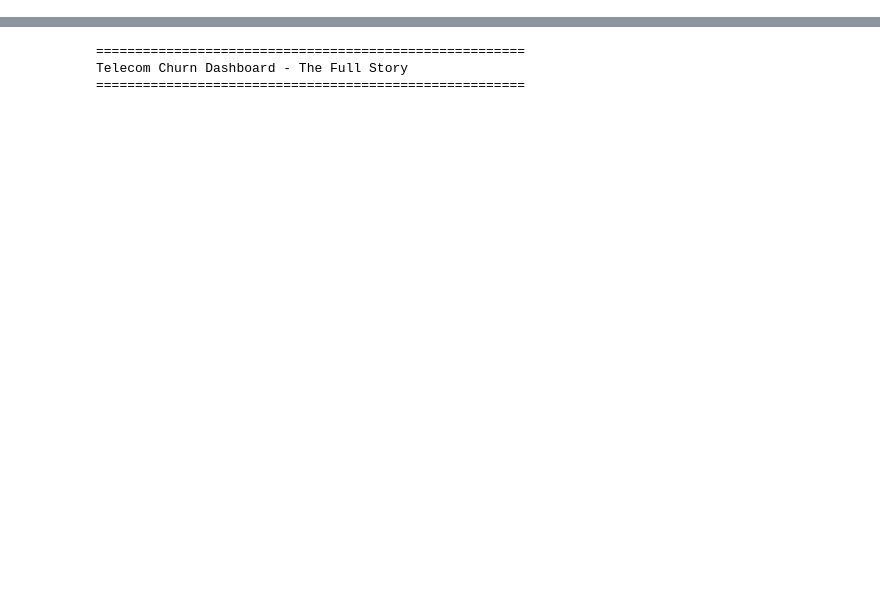
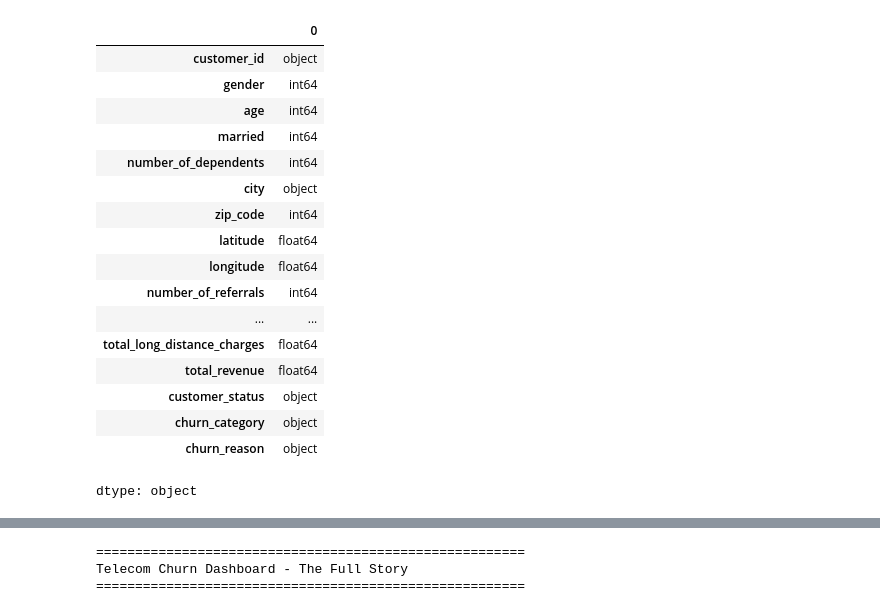
Before and after one commit to Meemansha-spec/EDA-with-Pandas, a Jupyter notebook: Churn_dashboard.ipynb, the cells around one changed output, grey strips where cells are left out. Drawn from its saved outputs; the diff is of its cells as text; code cells hidden in the pictures; blank space fills up the shorter version.

```diff
--- a/Churn_dashboard.ipynb
+++ b/Churn_dashboard.ipynb
@@ -10,0 +9,21 @@ churn_data = churn_data[churn_data['customer_status'].isin(['Stayed','Churned'])
+# %%
+churn_data.dtypes.T
+# %% [output]
+|  | 0 |
+| customer_id | object |
+| gender | int64 |
+| age | int64 |
+| married | int64 |
+| number_of_dependents | int64 |
+| city | object |
+| zip_code | int64 |
+| latitude | float64 |
+| longitude | float64 |
+| number_of_referrals | int64 |
+| ... | ... |
+| total_long_distance_charges | float64 |
+| total_revenue | float64 |
+| customer_status | object |
+| churn_category | object |
+| churn_reason | object |
+dtype: object
```
Also changed, not shown: parts of 27 cells of this notebook.
